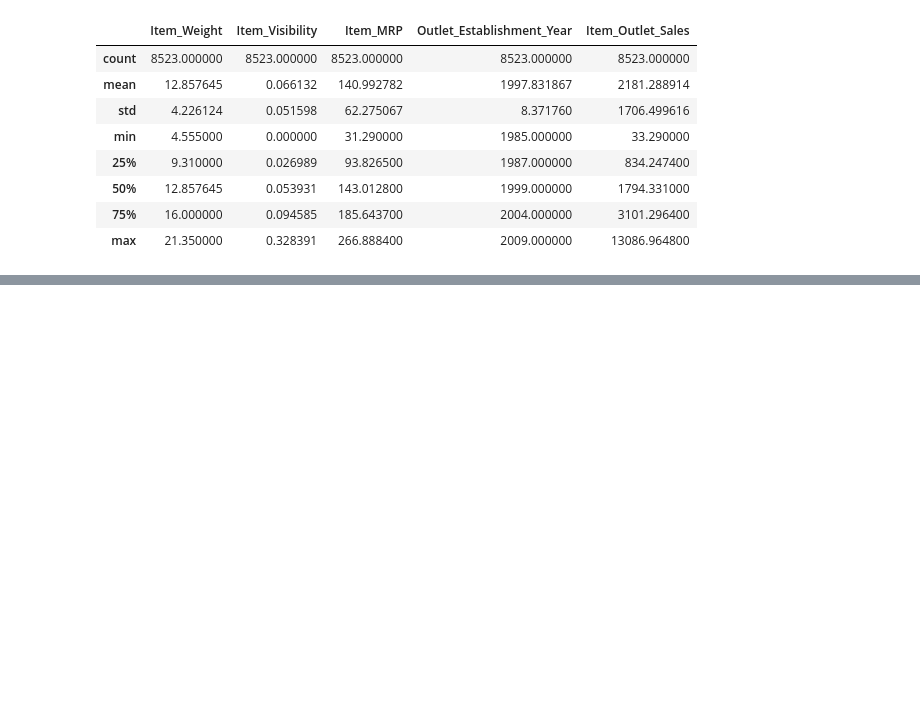
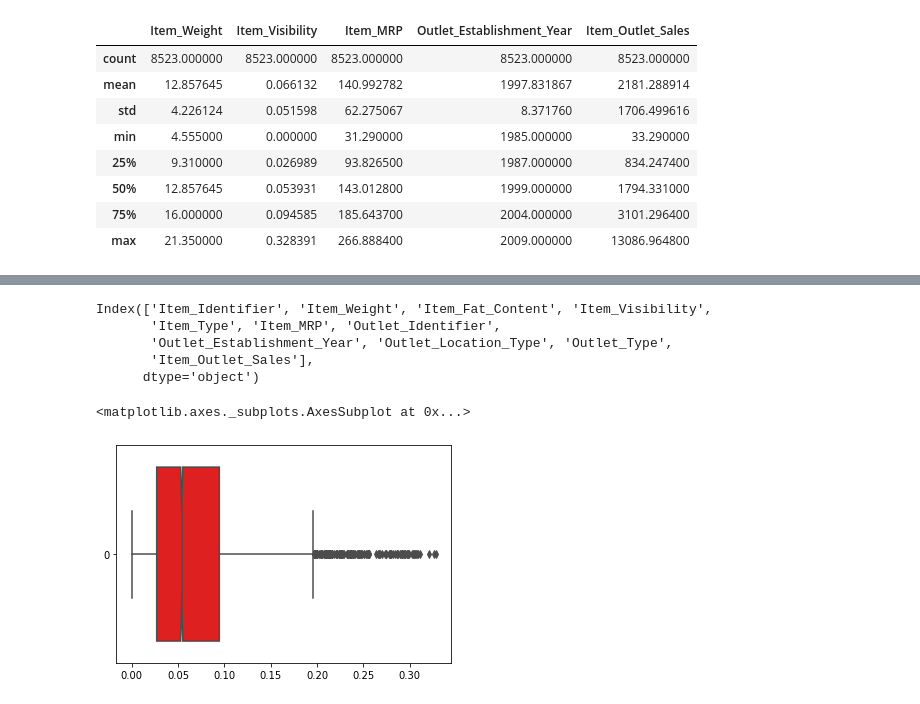
Before and after one commit to bbalbo/prediccion-de-ventas, a Jupyter notebook: prediccion_ventas.ipynb, the cells around one changed output, grey strips where cells are left out. Drawn from its saved outputs; the diff is of its cells as text; code cells hidden in the pictures; blank space fills up the shorter version.

```diff
--- a/prediccion_ventas.ipynb
+++ b/prediccion_ventas.ipynb
@@ -107,0 +125,13 @@ df.describe()
+# %%
+df.columns
+# %% [output]
+Index(['Item_Identifier', 'Item_Weight', 'Item_Fat_Content', 'Item_Visibility',
+       'Item_Type', 'Item_MRP', 'Outlet_Identifier',
+       'Outlet_Establishment_Year', 'Outlet_Location_Type', 'Outlet_Type',
+       'Item_Outlet_Sales'],
+      dtype='object')
+# %%
+sns.boxplot(data=df['Item_Visibility'], orient='h', color='r', notch=True)
+# %% [output]
+<matplotlib.axes._subplots.AxesSubplot at 0x...>
+[figure, added]
```
Also changed, not shown: parts of 3 cells of this notebook.
